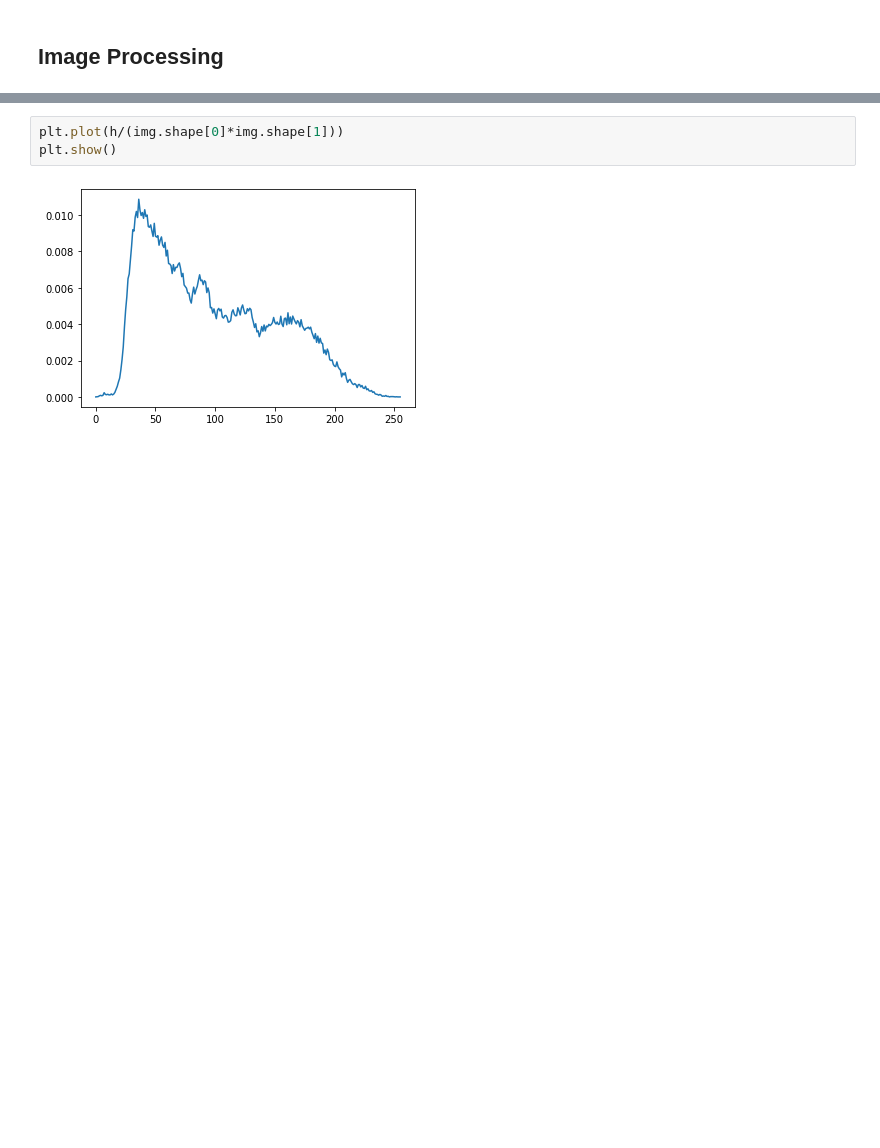
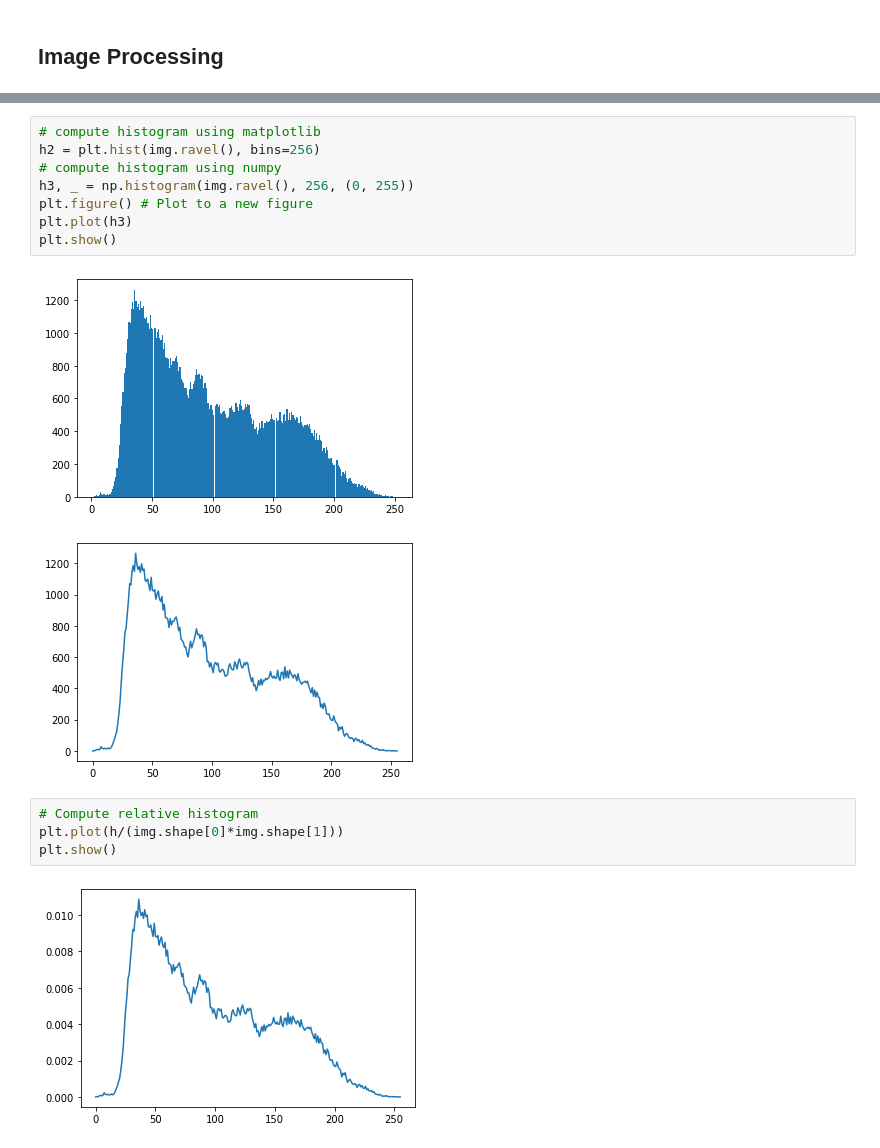
Before and after one commit to neduchal/USVP, a Jupyter notebook: cviceni/cv01.ipynb, the cells around one changed output, grey strips where cells are left out. Cells and saved outputs as stored; diff of their text form; blank space fills up the shorter version.

```diff
--- a/cviceni/cv01.ipynb
+++ b/cviceni/cv01.ipynb
@@ -102,7 +92,19 @@ plt.plot(h)
 plt.show()
 # %% [output]
 [figure]
+# %%
+# compute histogram using matplotlib
+h2 = plt.hist(img.ravel(), bins=256)
+# compute histogram using numpy
+h3, _ = np.histogram(img.ravel(), 256, (0, 255))
+plt.figure() # Plot to a new figure
+plt.plot(h3)
+plt.show()
+# %% [output]
+[figure, added]
+[figure, added]
 # %%
+# Compute relative histogram
 plt.plot(h/(img.shape[0]*img.shape[1]))
 plt.show()
 # %% [output]
```
Also changed, not shown: parts of 9 cells of this notebook.
